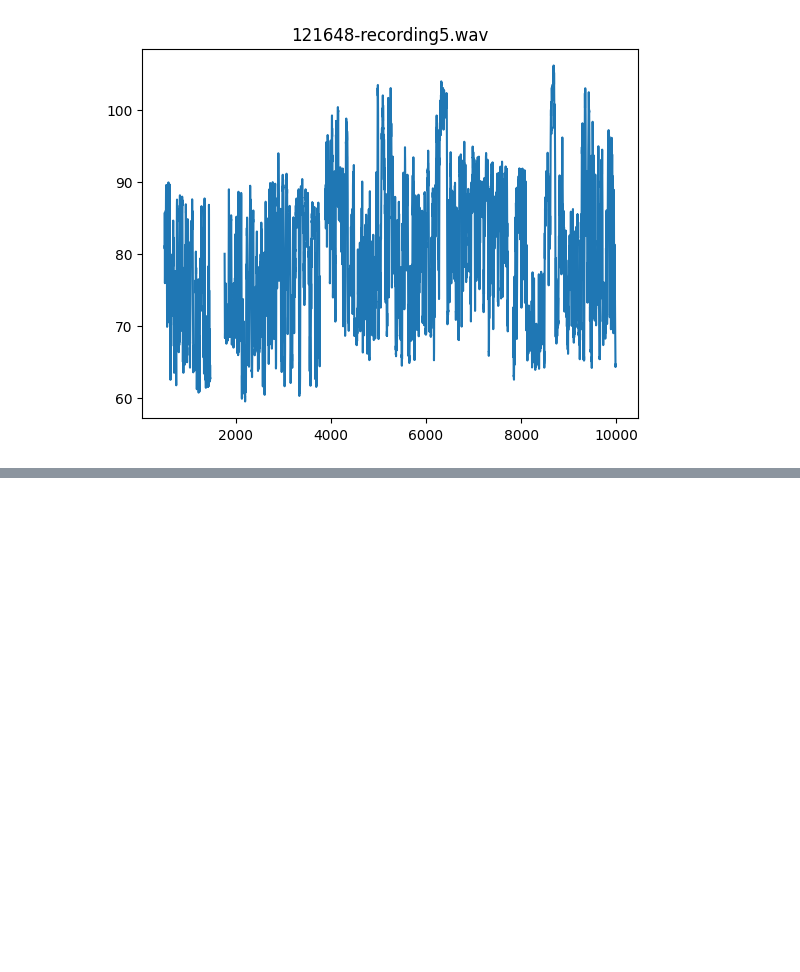
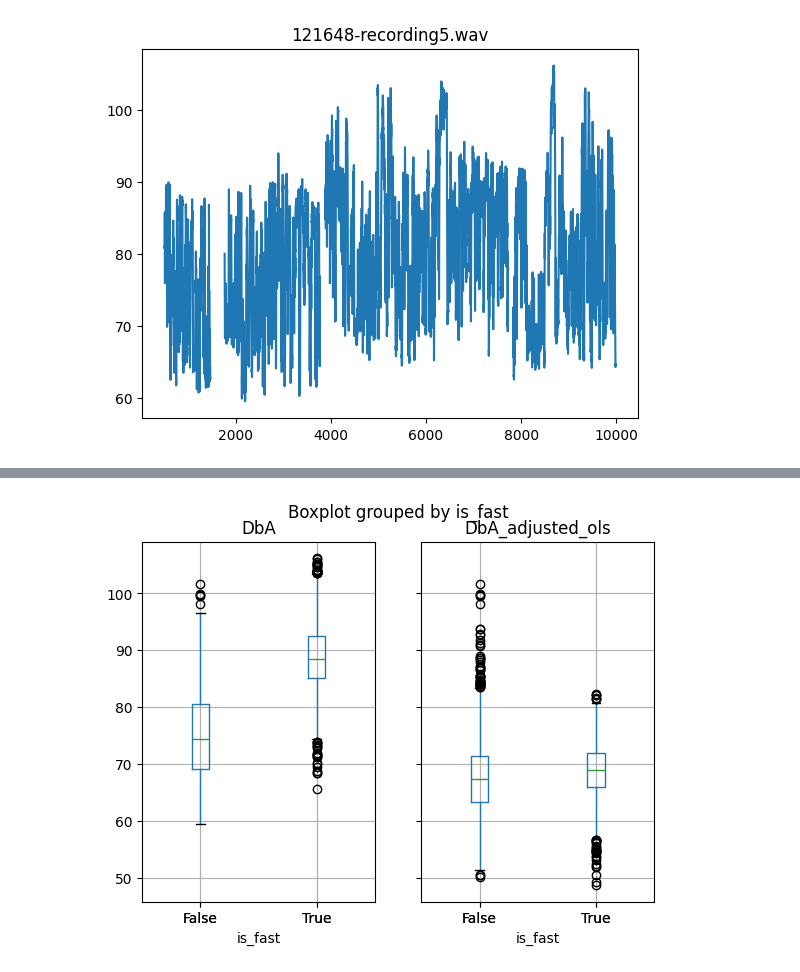
Before and after one commit to Floris-C/noise-thesis, a Jupyter notebook: datacollection/basic_vis.ipynb, the cells around one changed output, grey strips where cells are left out. Drawn from its saved outputs; the diff is of its cells as text; code cells hidden in the pictures; blank space fills up the shorter version.

```diff
--- a/datacollection/basic_vis.ipynb
+++ b/datacollection/basic_vis.ipynb
@@ -132,0 +247,5 @@ gplt.pointplot(gdf[:], hue='DbA', marker='.', alpha=0.1, ax=ax, legend=True)
+# %%
+gdf_aud['is_fast'] = gdf_aud['speed'] > 30
+fig = gdf_aud.boxplot(column=['DbA', 'DbA_adjusted_ols'], by='is_fast')
+# %% [output]
+[figure, added]
```
Also changed, not shown: parts of 8 cells of this notebook.
